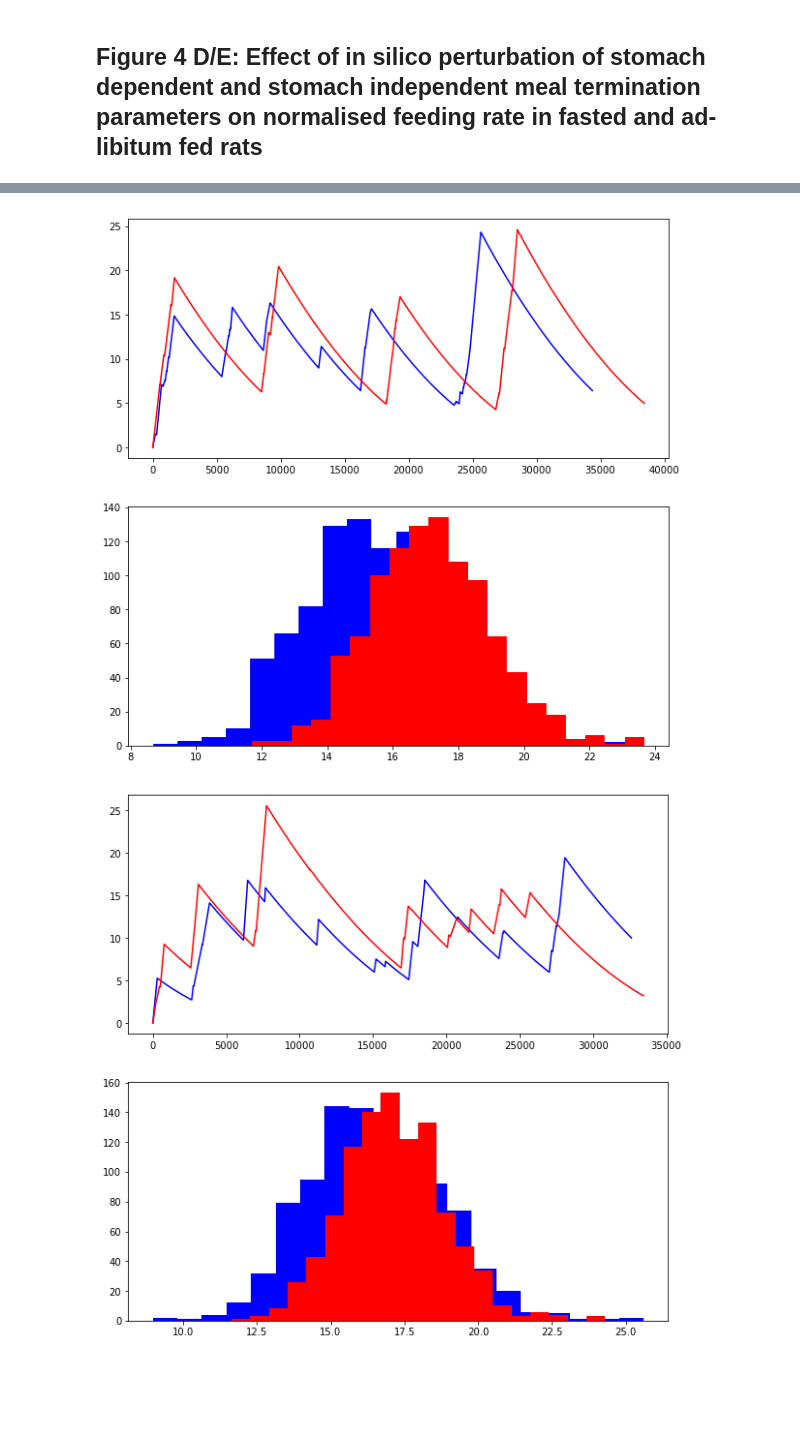
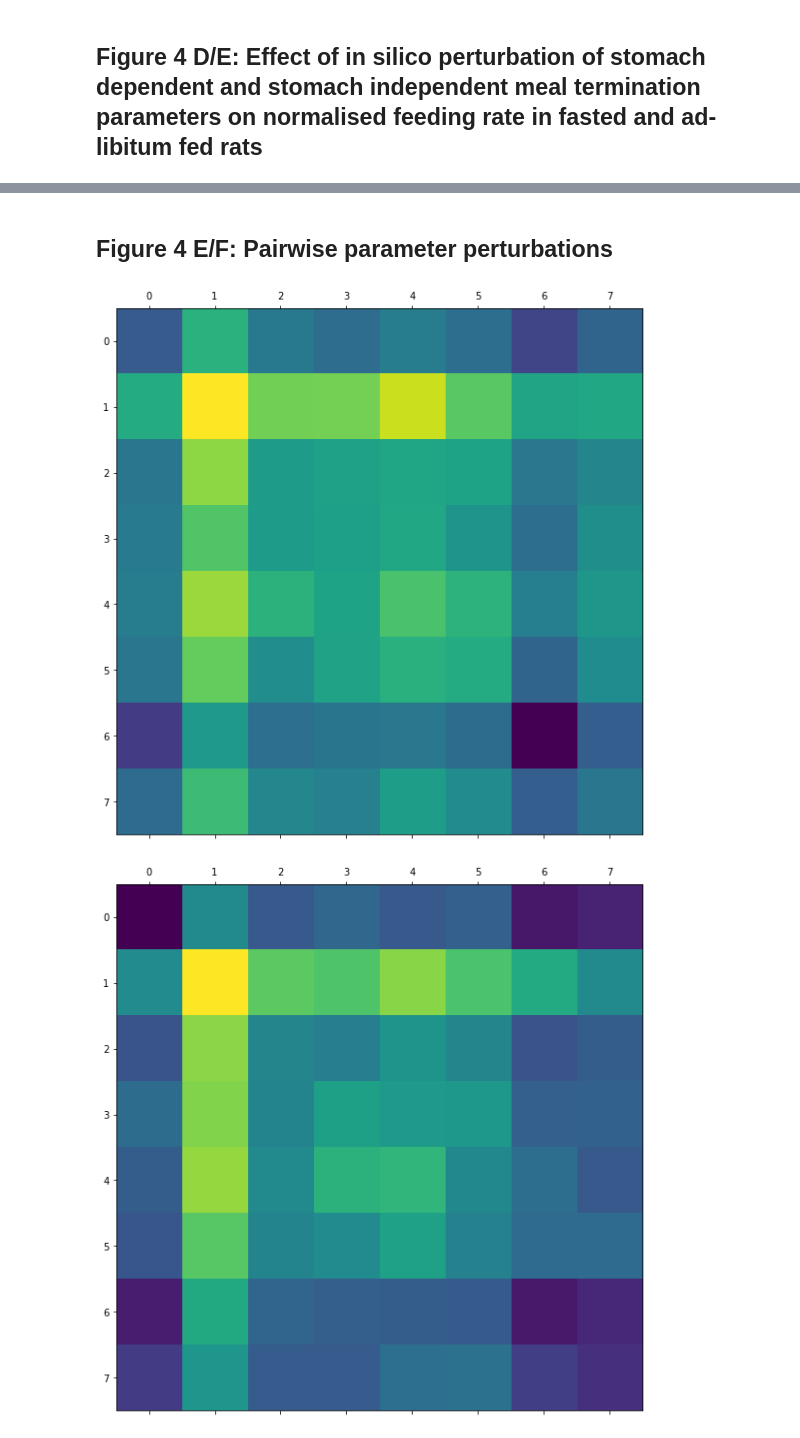
Before and after one commit to tomMcGrath/bayesian_feeding, a Jupyter notebook: Figure4.ipynb, the cells around one changed output, grey strips where cells are left out. Saved outputs shown, nothing was run; the diff lists cells and outputs as text; code cells hidden in the pictures; blank space fills up the shorter version.

Commit message:
Figure 4 complete

```diff
--- a/Figure4.ipynb
+++ b/Figure4.ipynb
@@ -57,22 +138,22 @@ plt.show()
+# %% [markdown]
+## Figure 4 E/F: Pairwise parameter perturbations
 # %%
 reload(plots)
 reload(helpers)
 
-fig, axes = plots.param_change_effect(group_dict,
-                                      'saline_0.0_R_D_trace.p',
-                                      3,
-                                      3,
-                                      num_samples=1000,
-                                      duration=8*60*60)
+fig, axes = plots.pairwise_param_changes(group_dict,
+                                         'saline_0.0_A_D_trace.p',
+                                         delta=0.1,
+                                         num_samples=100,
+                                         duration=8*60*60)
 
-fig2, axes2 = plots.param_change_effect(group_dict,
-                                        'saline_0.0_A_D_trace.p',
-                                        3,
-                                        3,
-                                        num_samples=1000,
-                                        duration=8*60*60)
+fig2, axes2 = plots.pairwise_param_changes(group_dict,
+                                           'saline_0.0_R_D_trace.p',
+                                           delta=0.1,
+                                           num_samples=100,
+                                           duration=8*60*60)
 
 plt.show()
 # %% [output]
-[figure, old version]
+[figure, new version]
-[figure, old version]
+[figure, new version]
```
Also changed, not shown: parts of 6 cells of this notebook, 2 other files.
